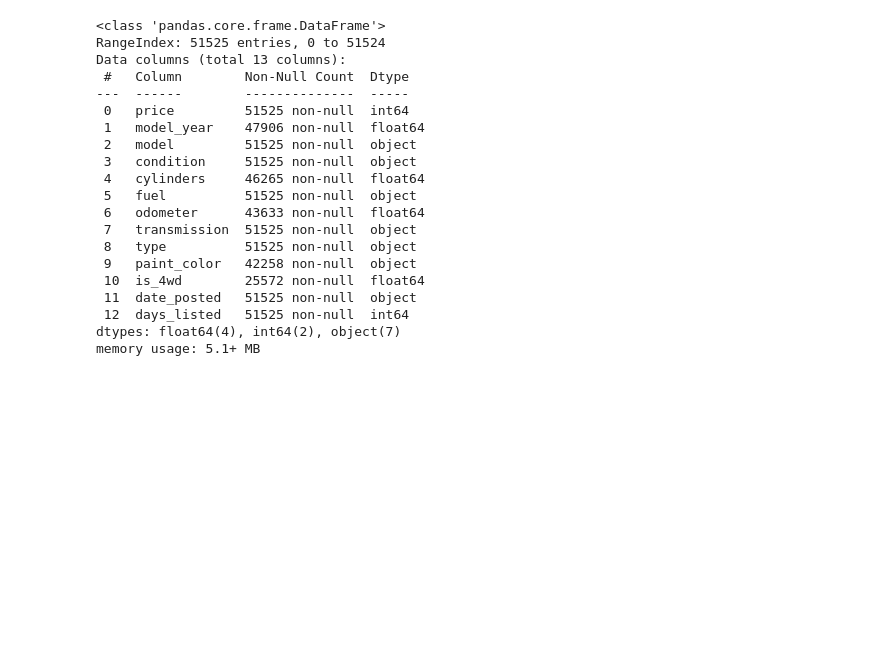
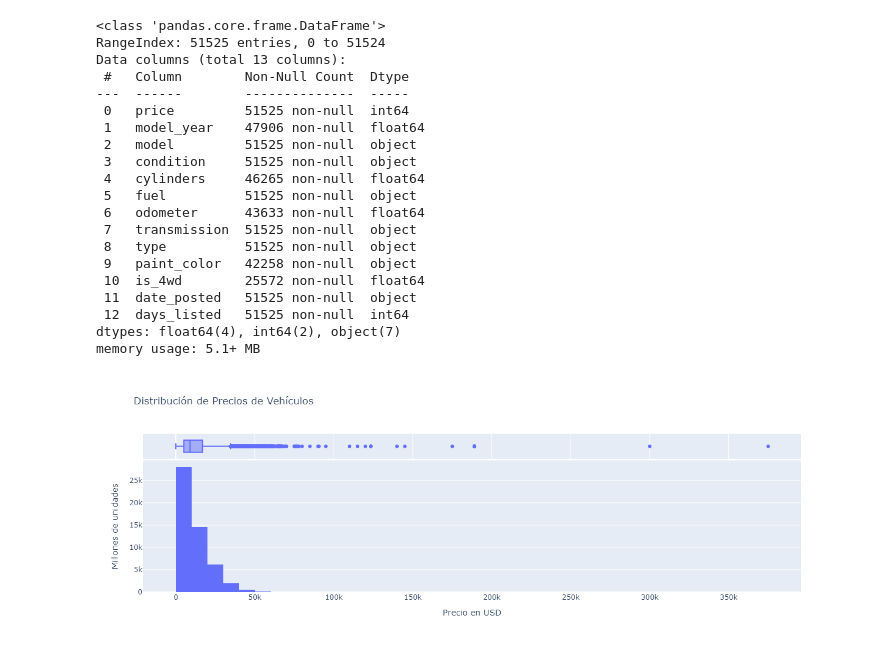
Before and after one commit to Claudio-Laz/sprint_7_project, a Jupyter notebook: notebooks/EDA.ipynb, the cells around one changed output. Cells and saved outputs as stored; diff of their text form; code cells hidden in the pictures; blank space fills up the shorter version.

```diff
--- a/notebooks/EDA.ipynb
+++ b/notebooks/EDA.ipynb
@@ -37,9 +38,12 @@ memory usage: 5.1+ MB
 # %%
 fig_price_distribution = px.histogram(df_vehicles,
                                       x = "price",
                                       nbins = 50,
                                       title = "Distribución de Precios de Vehículos",
                                       marginal = "box")
 
 fig_price_distribution.update_layout(xaxis_title = "Precio en USD" , yaxis_title = "Millones de unidades")
-fig_price_distribution.show()
+#fig_price_distribution.show()  # Desafortunadamente, no Jupyter no permite gráficos interactivos en GitHub.
+Image("price_distribution.png") # Se muestra imagen del gráfico anterior para que en GitHub se visualice.
+# %% [output]
+[figure, added]
```
Also changed, not shown: parts of 1 cell of this notebook.
